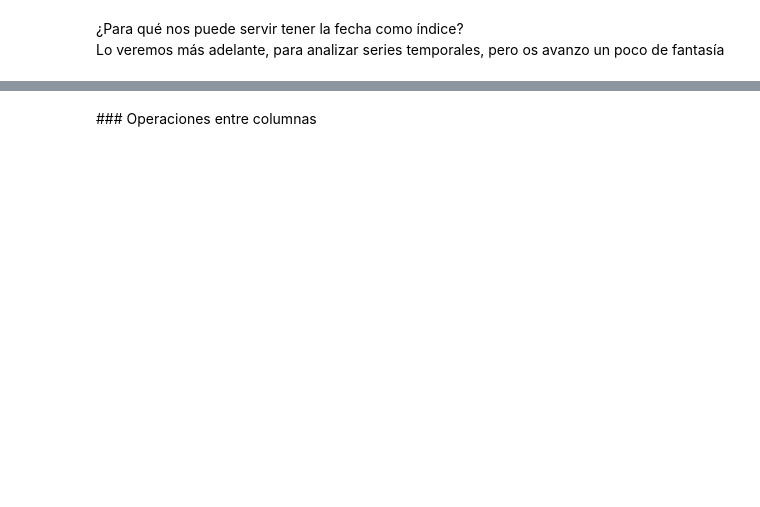
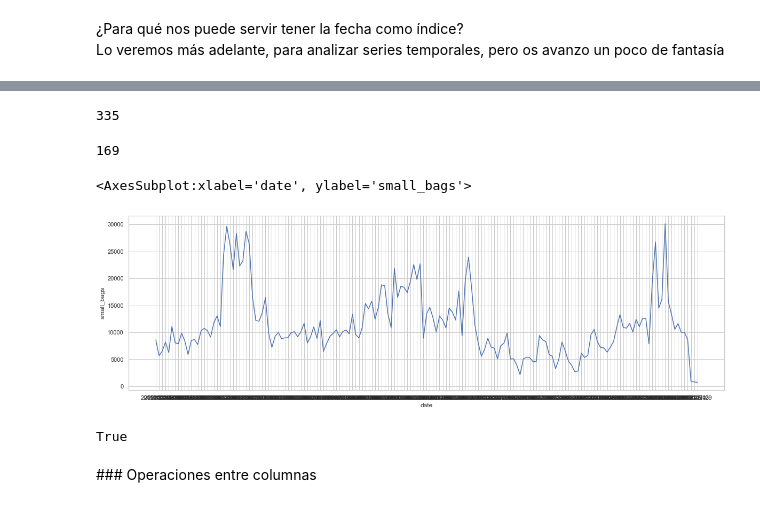
Before and after one commit to Pomilusky/apuntes_clase, a Jupyter notebook: semana_2/4-pandas.ipynb, the cells around one changed output, grey strips where cells are left out. Cells and saved outputs as stored; diff of their text form; code cells hidden in the pictures; blank space fills up the shorter version.

```diff
--- a/semana_2/4-pandas.ipynb
+++ b/semana_2/4-pandas.ipynb
@@ -329,2 +1151,5 @@ Leemos la [documentación](https://pandas.pydata.org/pandas-docs/stable/referenc
 # %% [markdown]
 #### SET_INDEX
+# %%
+df_date = df.set_index("date")
+df_date.head()
@@ -331,3 +1164,11 @@ Leemos la [documentación](https://pandas.pydata.org/pandas-docs/stable/referenc
 # %% [markdown]
 ¿Para qué nos puede servir tener la fecha como índice?
 Lo veremos más adelante, para analizar series temporales, pero os avanzo un poco de fantasía
+# %%
+import seaborn as sns
+sns.set_context("poster")
+sns.set(rc={'figure.figsize': (20.,6.)})
+sns.set_style('whitegrid')
+# %%
+df_filtro = df_date[df_date.region == "Albany"]
+df_filtro.head(2)
@@ -334,3 +1180,22 @@ Lo veremos más adelante, para analizar series temporales, pero os avanzo un poc
+# %%
+len(list(df_filtro.index))
+# %% [output]
+335
+# %%
+len(set(list(df_filtro.index)))
+# %% [output]
+169
+# %%
+prueba = df_filtro.loc[~df_filtro.index.duplicated(), :]
+# %%
+sns.lineplot(data=prueba, x=prueba.index, y=prueba.small_bags)
+# %% [output]
+<AxesSubplot:xlabel='date', ylabel='small_bags'>
+[figure, added]
+# %%
+df.index.is_unique
+# %% [output]
+True
 # %% [markdown]
 ### Operaciones entre columnas
 # %%
```
Also changed, not shown: parts of 219 cells of this notebook, 2 other files.
